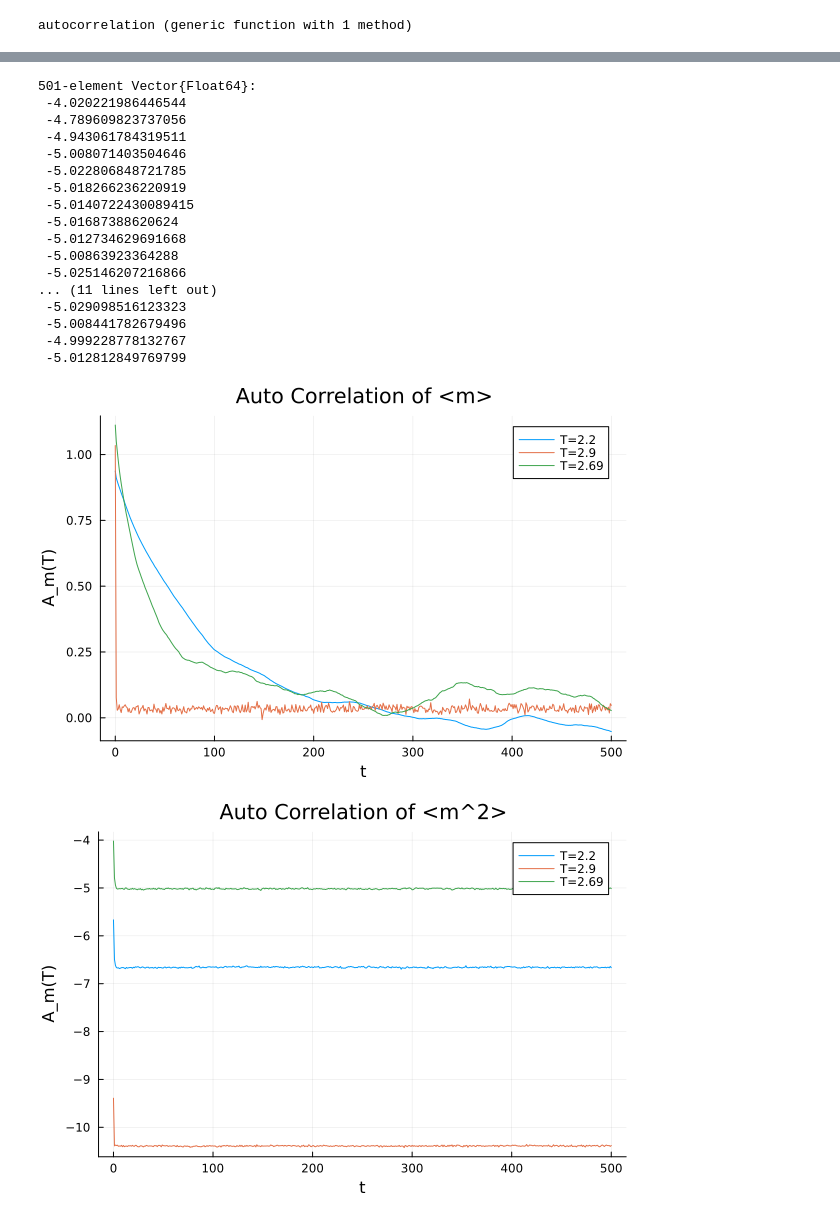
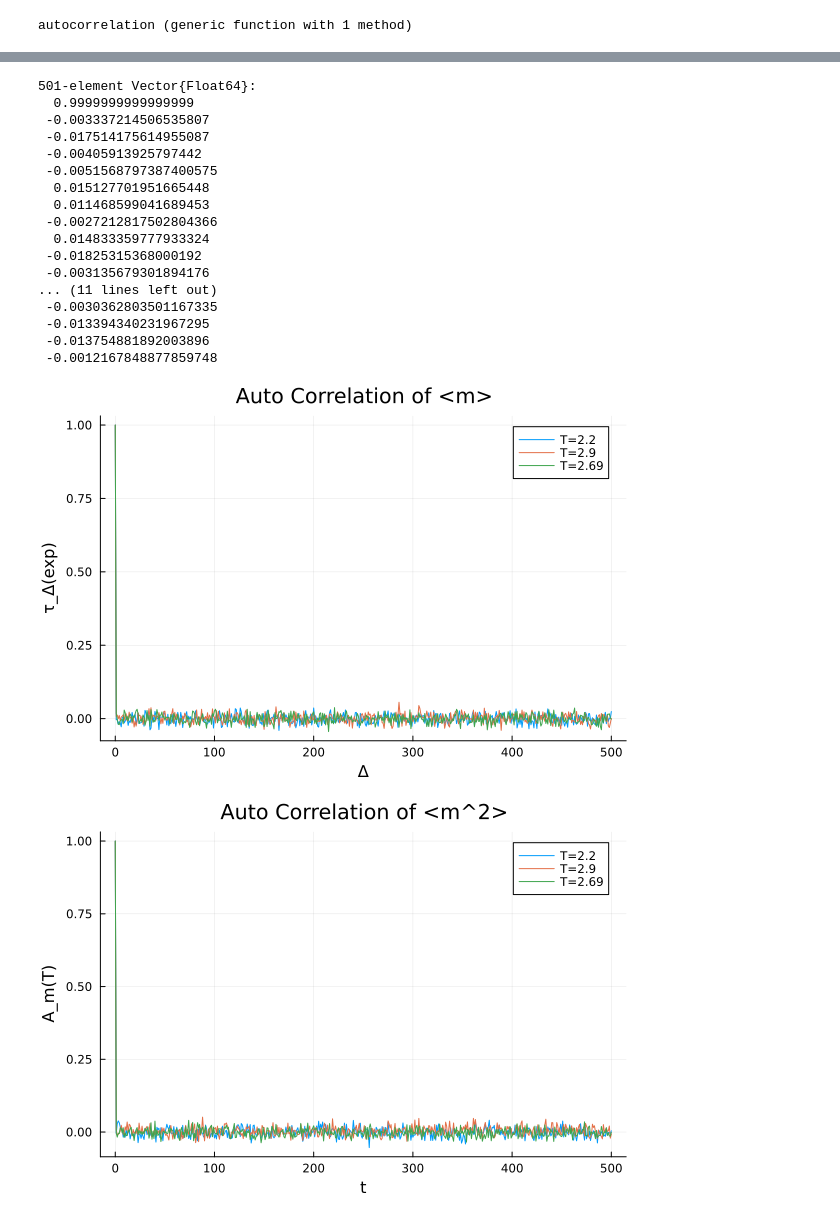
Before and after one commit to AyberkNardan/Monte-Carlo-Ising, a Jupyter notebook: examples/Auto_Correlation.ipynb, the cells around one changed output, grey strips where cells are left out. Drawn from its saved outputs; the diff is of its cells as text; code cells hidden in the pictures.

```diff
--- a/examples/Auto_Correlation.ipynb
+++ b/examples/Auto_Correlation.ipynb
@@ -18,15 +18,15 @@ T = 0.2:0.2:3.0
 # %% [output]
 0.2:0.2:3.0
 # %%
-A = [1.0 0.0;
-     0.0 1.0] # Lattice vectors for a triangular lattice
+a = [3/2 3/2;
+     sqrt(3)/2 -sqrt(3)/2] # Lattice vectors for a triangular lattice
 
-B = [0.0;
-     0.0]
+b = [0.0 1.0;
+     0.0 0.0]
 
-B = reshape(B, (2,1))
+#B = reshape(B, (2,1))
 
-uc_square = UnitCell(A,B)
-rules_square = [    BondRule(1,1,[1,0]),
-    BondRule(1,1,[0,1])]
+uc_honeycomb = UnitCell(a,b)
+rules_honeycomb = [BondRule(1,2,[0,0]),BondRule(1,2,[-1,0]),BondRule(1,2,[0,-1])]
+honeycomb_lattice = build_lattice(uc_honeycomb, rules_honeycomb, L)
 # %% [output]
@@ -67,7 +65,7 @@ function autocorrelation(Q::Vector{Float64}, max_lag::Int)
             s += Q[i+t]*Q[i]
         end
         mean_s = s/c
-        A[t+1] = (mean_s - Q_mean)/Q_var
+        A[t+1] = (mean_s - Q_mean^2)/Q_var
     end
     return A
 end
@@ -120,35 +118,35 @@ A_msq29 = autocorrelation(m_sq_29,max_lag)
 A_msqeq = autocorrelation(m_sq_eq,max_lag)
 # %% [output]
 501-element Vector{Float64}:
- -4.020221986446544
- -4.789609823737056
- -4.943061784319511
- -5.008071403504646
- -5.022806848721785
- -5.018266236220919
- -5.0140722430089415
- -5.01687388620624
- -5.012734629691668
- -5.00863923364288
- -5.025146207216866
+  0.9999999999999999
+ -0.003337214506535807
+ -0.017514175614955087
+ -0.00405913925797442
+ -0.0051568797387400575
+  0.015127701951665448
+  0.011468599041689453
+ -0.0027212817502804366
+  0.014833359777933324
+ -0.01825315368000192
+ -0.003135679301894176
 ... (11 lines left out)
- -5.029098516123323
- -5.008441782679496
- -4.999228778132767
- -5.012812849769799
+ -0.0030362803501167335
+ -0.013394340231967295
+ -0.013754881892003896
+ -0.0012167848877859748
 # %%
 
-auto_cor_plot = plot(0:max_lag,A_m22,xlabel="t",ylabel="A_m(T)",title="Auto Correlation of <m>",label="T=2.2")
+auto_cor_plot = plot(0:max_lag,A_m22,xlabel="Δ",ylabel="τ_Δ(exp)",title="Auto Correlation of <m>",label="T=2.2")
 plot!(auto_cor_plot,0:max_lag,A_m29, label="T=2.9")
 plot!(auto_cor_plot,0:max_lag,A_meq, label="T=2.69")
 # %% [output]
-[figure, old version]
+[figure, new version]
 # %%
 auto_cor_plot = plot(0:max_lag,A_msq22,xlabel="t",ylabel="A_m(T)",label="T=2.2",title="Auto Correlation of <m^2>")
 plot!(auto_cor_plot,0:max_lag,A_msq29, label="T=2.9")
 plot!(auto_cor_plot,0:max_lag,A_msqeq, label="T=2.69")
 # %% [output]
-[figure, old version]
+[figure, new version]
 # %%
 ## correlation time
 using LsqFit
```
Also changed, not shown: parts of 10 cells of this notebook, 4 other files.
